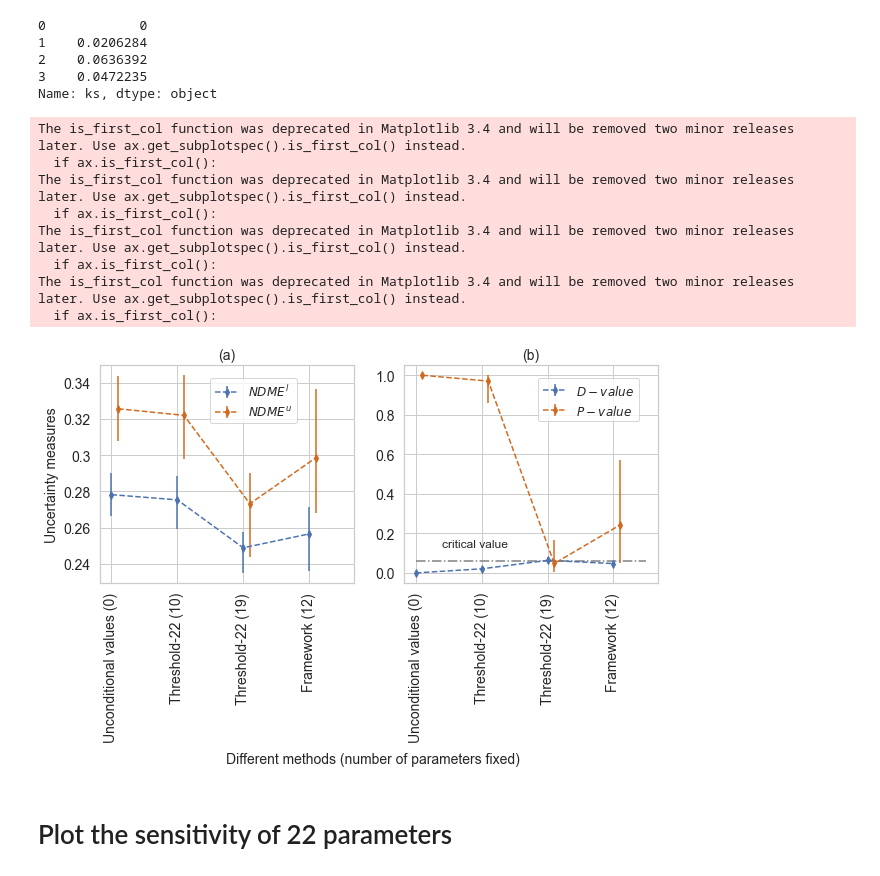
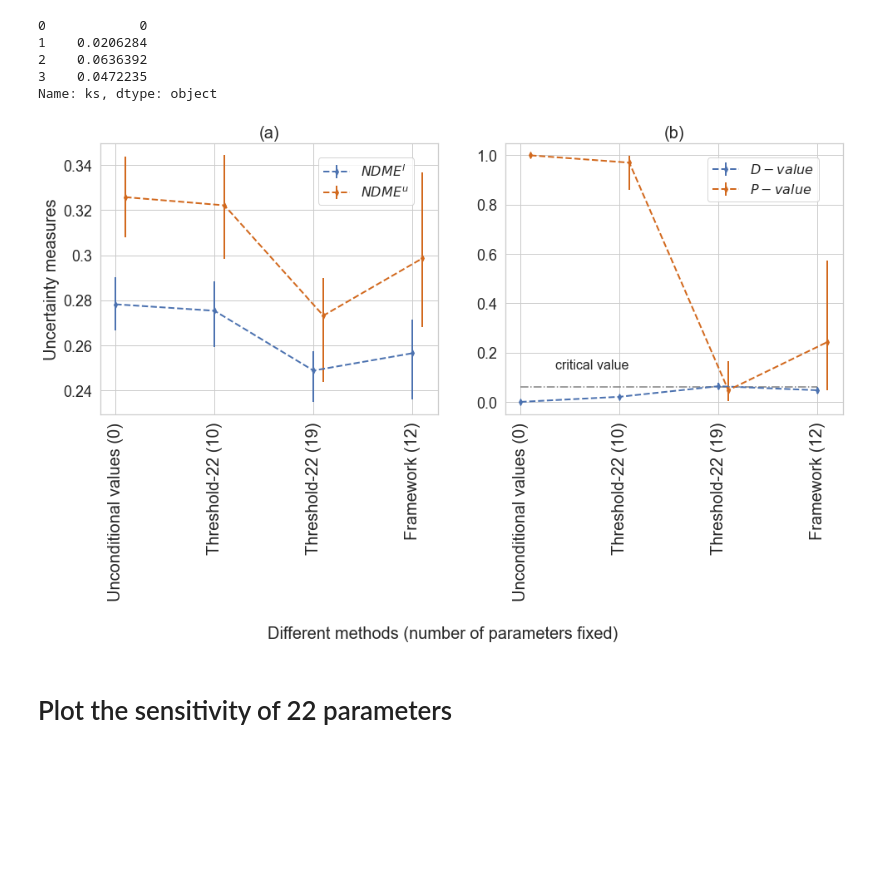
Before and after one commit to QianWanghhu/factor_fixing, a Jupyter notebook: qian_dev/visualization.ipynb, the cells around one changed output. Saved outputs shown, nothing was run; the diff lists cells and outputs as text; code cells hidden in the pictures; blank space fills up the shorter version.

Commit message:
Remove the legend in the inset figure and increase fontsize.

```diff
--- a/qian_dev/visualization.ipynb
+++ b/qian_dev/visualization.ipynb
@@ -429,48 +428,42 @@ df['ks']
 Name: ks, dtype: object
 # %%
 sns.set(style='whitegrid')
-fig, axes = plt.subplots(1, 2, figsize=[10,4], sharey=False, sharex=True)
+fig, axes = plt.subplots(1, 2, figsize=[16, 6], sharey=False, sharex=True)
 markers = ['d']
 colors = ['b', 'chocolate']
 metrics = ['lower_mean', 'upper_mean','ks', 'pvalue'] #'cf_cv', 'cf_upper', 'cf_lower'
 ldg = [r'$NDME^l$', r'$NDME^u$', r'$D-value$', r'$P-value$'] #, '1.96*CV'
 subplot_titles = ['a', 'b']
 
 k = 0
 for col in metrics:
     ax_index = int(k // 2)
     if k % 2 == 0:
         df.plot(ax=axes[ax_index], y=col, marker=markers[0], color=colors[0],
-            legend=False, linestyle='--', markersize=5, yerr=[(df[col] - df[col + '_lower']).values, (df[col+'_upper'] - df[col]).values]);
+            legend=False, linestyle='--', markersize=5, lw=2, yerr=[(df[col] - df[col + '_lower']).values, (df[col+'_upper'] - df[col]).values]);
     else:
         df.plot(ax=axes[ax_index], x='x_shift', y=col, marker=markers[0], color=colors[1],
-            legend=False, linestyle='--', markersize=5, yerr=[(df[col] - df[col + '_lower']).values, (df[col+'_upper'] - df[col]).values]);
+            legend=False, linestyle='--', markersize=5, lw=2, yerr=[(df[col] - df[col + '_lower']).values, (df[col+'_upper'] - df[col]).values]);
     k += 1
 
-axes[0].legend(markers, labels=ldg[0:2], fontsize=12, bbox_to_anchor = (0.8, 0.97))
-axes[1].legend(markers, labels=ldg[2:], fontsize=12, bbox_to_anchor = (0.95, 0.97))
+axes[0].legend(markers, labels=ldg[0:2], fontsize=16, bbox_to_anchor = (0.95, 0.97))
+axes[1].legend(markers, labels=ldg[2:], fontsize=16, bbox_to_anchor = (0.95, 0.97))
 for ii in range(2):
-    axes[ii].set_xticklabels([-1, 'Unconditional values (0)', 'Threshold-22 (10)', 'Threshold-22 (19)', 'Framework (12)'], size=14, rotation=90)
-    axes[ii].set_title(f'({subplot_titles[ii]})', fontsize=14)
+    xticks=list(range(0,4,1))
+    axes[ii].set_xticks(xticks)
+    axes[ii].set_xticklabels(['Unconditional values (0)', 'Threshold-22 (10)', 'Threshold-22 (19)', 'Framework (12)'], size=20, rotation=90)
+    axes[ii].set_title(f'({subplot_titles[ii]})', fontsize=20)
     axes[ii].set_xlabel('')
-fig.text(0.6, 0.25, 'critical value', size=12)
-fig.text(0.3, -0.5, 'Different methods (number of parameters fixed)', size=14)
-axes[0].set_yticklabels(np.round(axes[0].get_yticks(), 2), size=14)
-axes[1].set_yticklabels(np.round(axes[1].get_yticks(), 2), size=14)
-axes[0].set_ylabel('Uncertainty measures', size=14);
-axes[1].hlines(0.060, xmin=axes[1].get_xticks()[1], xmax=axes[1].get_xticks()[-1], linestyle = '-.', color='grey');
+fig.text(0.6, 0.25, 'critical value', size=16)
+fig.text(0.3, -0.5, 'Different methods (number of parameters fixed)', size=20)
+axes[0].set_yticklabels(np.round(axes[0].get_yticks(), 2), size=18)
+axes[1].set_yticklabels(np.round(axes[1].get_yticks(), 2), size=18)
+axes[0].set_ylabel('Uncertainty measures', size=20);
+axes[1].hlines(0.060, xmin=axes[1].get_xticks()[0], xmax=axes[1].get_xticks()[-1], linestyle = '-.', color='grey');
 
-plt.savefig(f'{filepath}/figure/Figure10_comp_practices.png', format='png', dpi=300, bbox_inches='tight')
+plt.savefig(f'{filepath}/figure/Figure10_comp_practices2.png', format='png', dpi=300, bbox_inches='tight')
 # %% [output]
-The is_first_col function was deprecated in Matplotlib 3.4 and will be removed two minor releases later. Use ax.get_subplotspec().is_first_col() instead.
-  if ax.is_first_col():
-The is_first_col function was deprecated in Matplotlib 3.4 and will be removed two minor releases later. Use ax.get_subplotspec().is_first_col() instead.
-  if ax.is_first_col():
-The is_first_col function was deprecated in Matplotlib 3.4 and will be removed two minor releases later. Use ax.get_subplotspec().is_first_col() instead.
-  if ax.is_first_col():
-The is_first_col function was deprecated in Matplotlib 3.4 and will be removed two minor releases later. Use ax.get_subplotspec().is_first_col() instead.
-  if ax.is_first_col():
-[figure, old version]
+[figure, new version]
 # %% [markdown]
 # Plot the sensitivity of 22 parameters
 # %%
```
Also changed, not shown: parts of 1 cell of this notebook, 1 other file.
